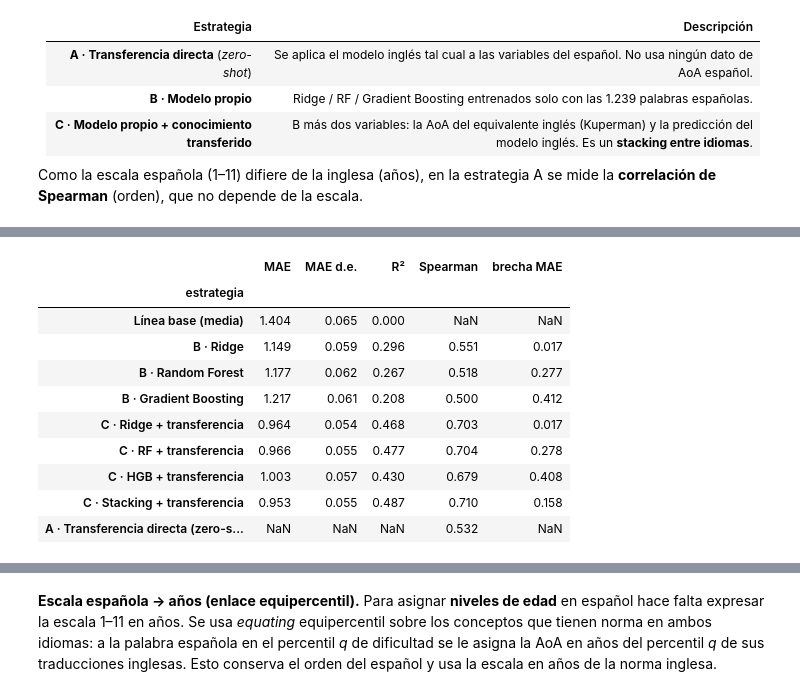
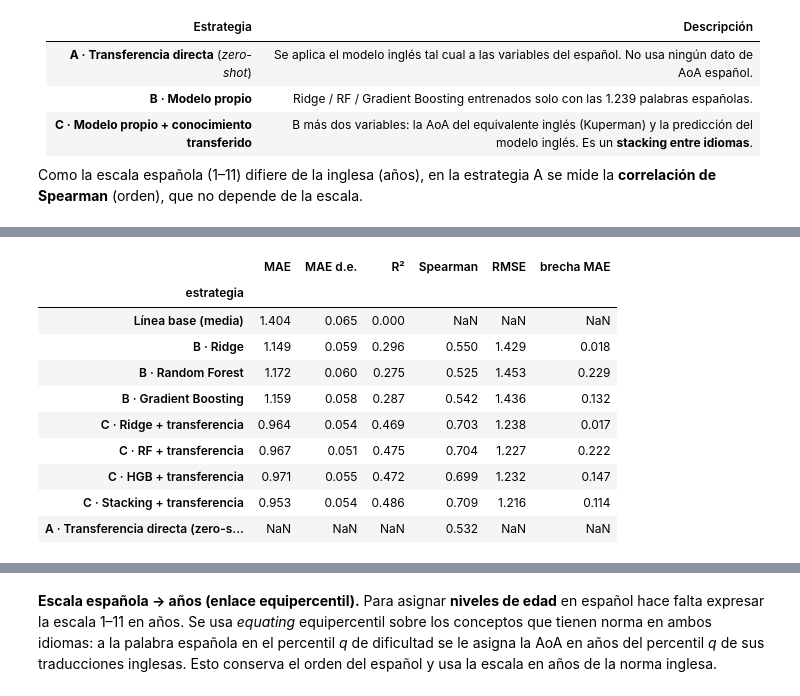
Before and after one commit to Zenith-AB/pino-app, a Jupyter notebook: eft-machine-learning/notebooks/pino_edad_adquisicion_palabras.ipynb, the cells around one changed output, grey strips where cells are left out. Drawn from its saved outputs; the diff is of its cells as text; code cells hidden in the pictures.

```diff
--- a/ep3-machine-learning/notebooks/pino_edad_adquisicion_palabras.ipynb
+++ b/eft-machine-learning/notebooks/pino_edad_adquisicion_palabras.ipynb
@@ -279,0 +396,14 @@ Train (23060, 9) | Test (5765, 9) | AoA media train 10.69 / test 10.73
+# %%
+colas = ["n_letras", "n_fonemas", "n_silabas", "vecinos_ort", "zipf"]
+res = {(m, f): [] for m in ("Ridge", "Gradient Boosting") for f in ("con atípicos", "sin atípicos")}
+for tr, va in KFold(5, shuffle=True, random_state=SEED).split(X_train):
+    Xa, ya = X_train.iloc[tr], y_train.iloc[tr]
+    lim = {v: limites_iqr(Xa[v].dropna()) for v in colas}
+    ok = np.logical_and.reduce([(Xa[v].between(*lim[v]) | Xa[v].isna()).to_numpy() for v in colas])
+    for m, est in [("Ridge", Ridge()), ("Gradient Boosting", HistGradientBoostingRegressor(random_state=SEED))]:
+        for f, mask in [("con atípicos", np.ones(len(Xa), bool)), ("sin atípicos", ok)]:
+            mod = pipe(clone(est)).fit(Xa[mask], ya[mask])
+            res[(m, f)].append(mean_absolute_error(y_train.iloc[va], mod.predict(X_train.iloc[va])))
+sensibilidad = pd.Series({k: np.mean(v) for k, v in res.items()}).unstack()
+print(f"Filas atípicas en el último fold de train: {(~ok).mean():.1%}")
+sensibilidad.round(4)
@@ -673,42 +875,49 @@ print(f"   (referencia: AoA real de la traducción inglesa, ρ = {rho_eq:.3f})")
 NUM_ES = NUM + ["complejidad_silabica"]
 NUM_ES_C = NUM_ES + ["aoa_equivalente_en", "pred_modelo_en"]
 rcv_es = RepeatedKFold(n_splits=5, n_repeats=5, random_state=SEED)
-SC_ES = {"mae": "neg_mean_absolute_error", "r2": "r2", "rho": "neg_mean_absolute_error"}
+inner = KFold(3, shuffle=True, random_state=SEED)
+
+def ridge_es():
+    return GridSearchCV(Pipeline([("e", StandardScaler()), ("r", Ridge())]), {"r__alpha": np.logspace(-2, 3, 11)},
+                        cv=inner, scoring="neg_mean_absolute_error")
+def rf_es():
+    return RandomizedSearchCV(RandomForestRegressor(n_estimators=200, random_state=SEED),
+        {"max_depth": [None, 6, 10], "min_samples_leaf": [1, 3, 5, 10, 20], "max_features": [.33, .5, .7, 1.0],
+         "max_samples": [.5, .7, None]}, n_iter=8, cv=inner, scoring="neg_mean_absolute_error", random_state=SEED)
+def hgb_es():
+    return RandomizedSearchCV(HistGradientBoostingRegressor(random_state=SEED),
+        {"learning_rate": stats.loguniform(.01, .2), "max_iter": [100, 200, 400], "max_leaf_nodes": [7, 15, 31],
+         "min_samples_leaf": [10, 20, 40], "l2_regularization": [0, .1, 1, 5]},
+        n_iter=8, cv=inner, scoring="neg_mean_absolute_error", random_state=SEED)
+def stacking_es():
+    return StackingRegressor([("ridge", ridge_es()), ("rf", rf_es()), ("hgb", hgb_es())], final_estimator=Ridge(alpha=1.0), cv=5)
+
+def armar(modelo, num):
+    return Pipeline([("prep", preprocesador(num=num)), ("modelo", modelo)])
 
 def cv_es(nombre, modelo, num):
-    m = Pipeline([("prep", preprocesador(num=num)), ("modelo", modelo)])
+    m = armar(modelo, num)
     r = cross_validate(m, es[num + CAT], es["aoa"], cv=rcv_es, scoring={"mae": "neg_mean_absolute_error", "r2": "r2"},
                        return_train_score=True, n_jobs=-1)
-    oofp = np.zeros(len(es)); cnt = np.zeros(len(es))
-    for tr_i, te_i in KFold(5, shuffle=True, random_state=SEED).split(es):
-        mm = clone(m).fit(es.iloc[tr_i][num + CAT], es["aoa"].iloc[tr_i]); oofp[te_i] = mm.predict(es.iloc[te_i][num + CAT])
+    oofp = cross_val_predict(m, es[num + CAT], es["aoa"], cv=cv5, n_jobs=-1)
     return {"estrategia": nombre, "MAE": -r["test_mae"].mean(), "MAE d.e.": r["test_mae"].std(), "R²": r["test_r2"].mean(),
-            "Spearman": stats.spearmanr(oofp, es["aoa"])[0], "brecha MAE": -r["test_mae"].mean() + r["train_mae"].mean()}, r
+            "Spearman": stats.spearmanr(oofp, es["aoa"])[0], "RMSE": mean_squared_error(es["aoa"], oofp) ** .5,
+            "brecha MAE": -r["test_mae"].mean() + r["train_mae"].mean()}, r
 
-hp_rf = {"n_estimators": 400, "min_samples_leaf": 5, "max_features": .5, "random_state": SEED, "n_jobs": -1}
-hp_hgb = {"learning_rate": .03, "max_iter": 400, "max_leaf_nodes": 15, "min_samples_leaf": 20, "l2_regularization": 1.0, "random_state": SEED}
-# Ridge del español con alpha elegido por CV interna
-alpha_es = GridSearchCV(Pipeline([("prep", preprocesador(num=NUM_ES_C)), ("modelo", Ridge())]),
-                        {"modelo__alpha": np.logspace(-2, 3, 11)}, cv=cv5, scoring="neg_mean_absolute_error").fit(es[NUM_ES_C + CAT], es["aoa"]).best_params_["modelo__alpha"]
-print("alpha Ridge (ES) elegido por CV:", alpha_es)
+modelos_es = {
+    "B · Ridge": (ridge_es, NUM_ES), "B · Random Forest": (rf_es, NUM_ES), "B · Gradient Boosting": (hgb_es, NUM_ES),
+    "C · Ridge + transferencia": (ridge_es, NUM_ES_C), "C · RF + transferencia": (rf_es, NUM_ES_C),
+    "C · HGB + transferencia": (hgb_es, NUM_ES_C), "C · Stacking + transferencia": (stacking_es, NUM_ES_C)}
 
 res_es, raw_es = [], {}
-dummy = cross_validate(Pipeline([("prep", preprocesador(num=NUM_ES)), ("m", DummyRegressor())]), es[NUM_ES + CAT], es["aoa"], cv=rcv_es, scoring="neg_mean_absolute_error")
-res_es.append({"estrategia": "Línea base (media)", "MAE": -dummy["test_score"].mean(), "MAE d.e.": dummy["test_score"].std(), "R²": 0, "Spearman": np.nan, "brecha MAE": np.nan})
-for nombre, modelo, num in [
-    ("B · Ridge",                 Ridge(alpha=alpha_es), NUM_ES),
-    ("B · Random Forest",         RandomForestRegressor(**hp_rf), NUM_ES),
-    ("B · Gradient Boosting",     HistGradientBoostingRegressor(**hp_hgb), NUM_ES),
-    ("C · Ridge + transferencia", Ridge(alpha=alpha_es), NUM_ES_C),
-    ("C · RF + transferencia",    RandomForestRegressor(**hp_rf), NUM_ES_C),
-    ("C · HGB + transferencia",   HistGradientBoostingRegressor(**hp_hgb), NUM_ES_C),
-    ("C · Stacking + transferencia", StackingRegressor([("ridge", Pipeline([("e", StandardScaler()), ("r", Ridge(alpha=alpha_es))])),
-                                                         ("rf", RandomForestRegressor(**hp_rf)),
-                                                         ("hgb", HistGradientBoostingRegressor(**hp_hgb))],
-                                                        final_estimator=Ridge(alpha=1.0), cv=5), NUM_ES_C)]:
-    f, r = cv_es(nombre, modelo, num); res_es.append(f); raw_es[nombre] = r
+dummy = cross_validate(armar(DummyRegressor(), NUM_ES), es[NUM_ES + CAT], es["aoa"], cv=rcv_es, scoring="neg_mean_absolute_error")
+res_es.append({"estrategia": "Línea base (media)", "MAE": -dummy["test_score"].mean(), "MAE d.e.": dummy["test_score"].std(), "R²": 0})
+t0 = time.time()
+for nombre, (fabrica, num) in modelos_es.items():
+    f, r = cv_es(nombre, fabrica(), num); res_es.append(f); raw_es[nombre] = r
 tabla_es = pd.DataFrame(res_es).set_index("estrategia")
 tabla_es.loc["A · Transferencia directa (zero-shot)", "Spearman"] = rho_A
+print(f"CV anidada en {time.time() - t0:.0f} s")
 tabla_es.round(3)
 # %% [output]
 A · Transferencia directa: Spearman = 0.532  (meta ≥ 0,60)
@@ -717,11 +926,11 @@ alpha Ridge (ES) elegido por CV: 3.1622776601683795
-|  | MAE | MAE d.e. | R² | Spearman | brecha MAE |
-| estrategia |  |  |  |  |  |
-| Línea base (media) | 1.404 | 0.065 | 0.000 | NaN | NaN |
-| B · Ridge | 1.149 | 0.059 | 0.296 | 0.551 | 0.017 |
-| B · Random Forest | 1.177 | 0.062 | 0.267 | 0.518 | 0.277 |
-| B · Gradient Boosting | 1.217 | 0.061 | 0.208 | 0.500 | 0.412 |
-| C · Ridge + transferencia | 0.964 | 0.054 | 0.468 | 0.703 | 0.017 |
-| C · RF + transferencia | 0.966 | 0.055 | 0.477 | 0.704 | 0.278 |
-| C · HGB + transferencia | 1.003 | 0.057 | 0.430 | 0.679 | 0.408 |
-| C · Stacking + transferencia | 0.953 | 0.055 | 0.487 | 0.710 | 0.158 |
-| A · Transferencia directa (zero-s... | NaN | NaN | NaN | 0.532 | NaN |
+|  | MAE | MAE d.e. | R² | Spearman | RMSE | brecha MAE |
+| estrategia |  |  |  |  |  |  |
+| Línea base (media) | 1.404 | 0.065 | 0.000 | NaN | NaN | NaN |
+| B · Ridge | 1.149 | 0.059 | 0.296 | 0.550 | 1.429 | 0.018 |
+| B · Random Forest | 1.172 | 0.060 | 0.275 | 0.525 | 1.453 | 0.229 |
+| B · Gradient Boosting | 1.159 | 0.058 | 0.287 | 0.542 | 1.436 | 0.132 |
+| C · Ridge + transferencia | 0.964 | 0.054 | 0.469 | 0.703 | 1.238 | 0.017 |
+| C · RF + transferencia | 0.967 | 0.051 | 0.475 | 0.704 | 1.227 | 0.222 |
+| C · HGB + transferencia | 0.971 | 0.055 | 0.472 | 0.699 | 1.232 | 0.147 |
+| C · Stacking + transferencia | 0.953 | 0.054 | 0.486 | 0.709 | 1.216 | 0.114 |
+| A · Transferencia directa (zero-s... | NaN | NaN | NaN | 0.532 | NaN | NaN |
```
Also changed, not shown: parts of 48 cells of this notebook, 58 other files.
